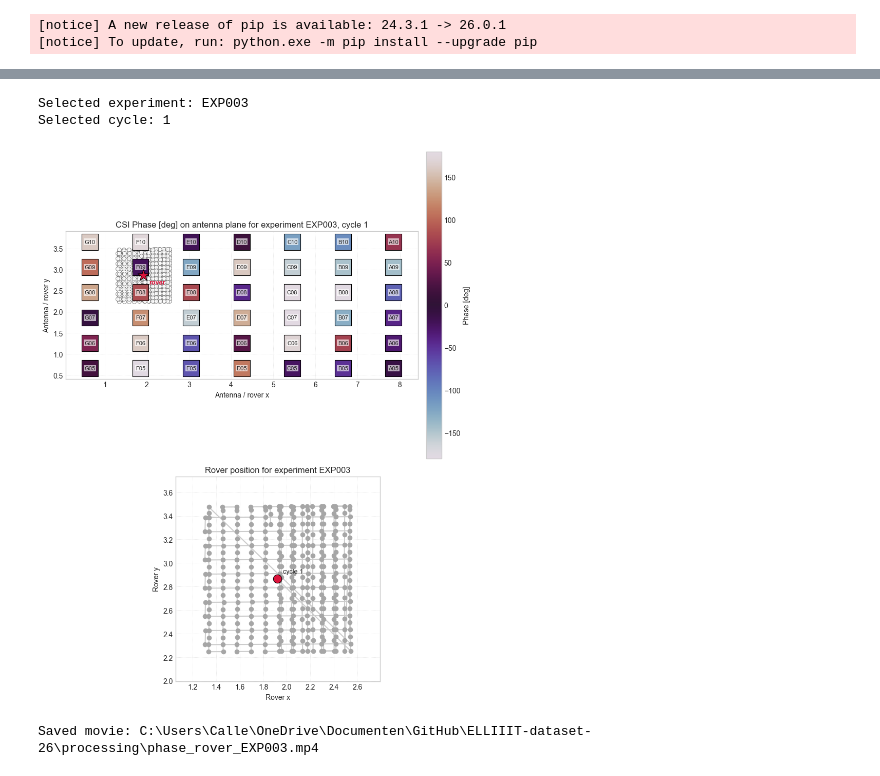
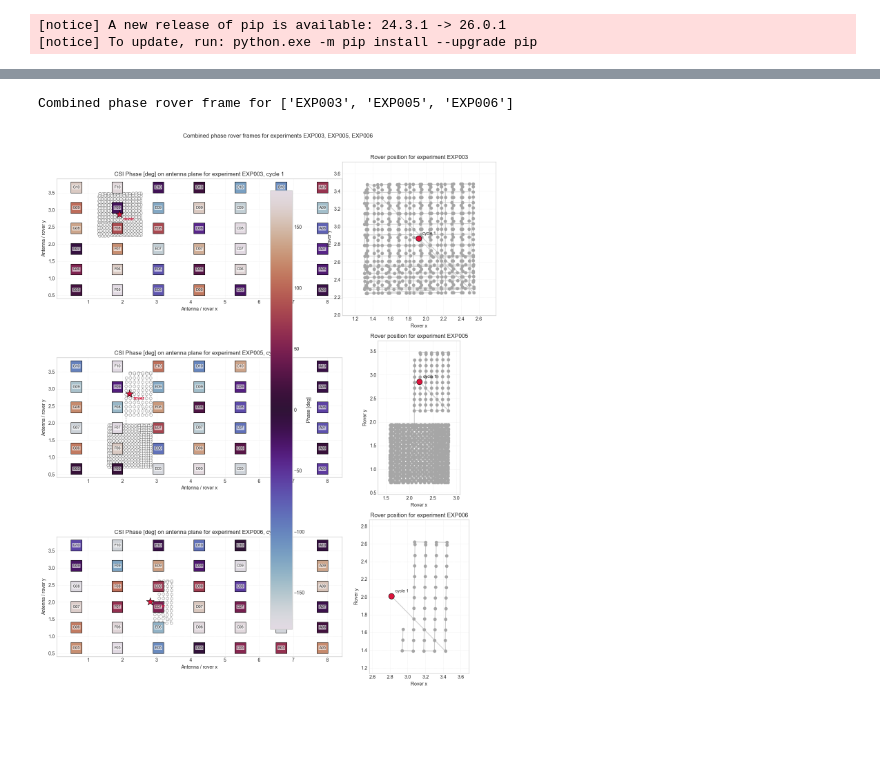
Before and after one commit to techtile-by-dramco/ELLIIIT-dataset-26, a Jupyter notebook: processing/plot_csi_positions.ipynb, the cells around one changed output, grey strips where cells are left out. Drawn from its saved outputs; the diff is of its cells as text; code cells hidden in the pictures; blank space fills up the shorter version.

```diff
--- a/processing/plot_csi_positions.ipynb
+++ b/processing/plot_csi_positions.ipynb
@@ -1051,4 +1413,22 @@ def plot_trajectory(ds, experiment_id):
 # %%
 experiment_ids = ds['experiment_id'].values.astype(str).tolist()
-experiment_ids
+selected_experiment_ids = experiment_ids.copy()
+
+first_available_cycle_ids = {}
+for selected_experiment_id in selected_experiment_ids:
+    selected_experiment = ds.sel(experiment_id=selected_experiment_id)
+    available_cycle_ids = selected_experiment['cycle_id'].values[
+        (selected_experiment['csi_available'].values > 0).any(axis=1)
+    ]
+    if available_cycle_ids.size == 0:
+        print(f'No CSI available for experiment: {selected_experiment_id}')
+        continue
+    first_available_cycle_ids[selected_experiment_id] = int(available_cycle_ids[0])
+
+plottable_experiment_ids = list(first_available_cycle_ids)
+
+print(f'Experiments in dataset: {experiment_ids}')
+print(f'Experiments selected for plotting: {selected_experiment_ids}')
+print(f'Experiments with CSI available: {plottable_experiment_ids}')
+print(f'First available cycle per experiment: {first_available_cycle_ids}')
 # %% [output]
@@ -1068,28 +1459,34 @@ plt.show()
 # %%
-selected_experiment_id = experiment_ids[0]
-selected_experiment = ds.sel(experiment_id=selected_experiment_id)
-available_cycle_ids = selected_experiment['cycle_id'].values[
-    (selected_experiment['csi_available'].values > 0).any(axis=1)
-]
-selected_cycle_id = int(available_cycle_ids[0])
+print(f'Combined phase rover frame for {plottable_experiment_ids}')
+plot_phase_rover_frame(ds, plottable_experiment_ids, first_available_cycle_ids)
+plt.show()
 
-print(f'Selected experiment: {selected_experiment_id}')
-print(f'Selected cycle: {selected_cycle_id}')
-
-plot_phase_rover_frame(ds, selected_experiment_id, selected_cycle_id)
-plt.show()
+# Optional separate frames:
+# for selected_experiment_id in plottable_experiment_ids:
+#     selected_cycle_id = first_available_cycle_ids[selected_experiment_id]
+#     print(f'Selected experiment: {selected_experiment_id}')
+#     print(f'Selected cycle: {selected_cycle_id}')
+#     plot_phase_rover_frame(ds, selected_experiment_id, selected_cycle_id)
+#     plt.show()
 # %% [output]
-Selected experiment: EXP003
-Selected cycle: 1
+Combined phase rover frame for ['EXP003', 'EXP005', 'EXP006']
-[figure, old version]
+[figure, new version]
 # %%
-movie_path = create_phase_rover_movie(
-    ds,
-    selected_experiment_id,
-    fps=10,
-    file_format='mp4',
-)
-print(f'Saved movie: {movie_path}')
+# combined_phase_movie_path = create_phase_rover_movie(
+#     ds,
+#     plottable_experiment_ids,
+#     fps=10,
+#     file_format='mp4',
+# )
+# print(f'Saved combined movie: {combined_phase_movie_path}')
+#
+# Optional separate movies:
+# for selected_experiment_id in plottable_experiment_ids:
+#     movie_path = create_phase_rover_movie(
+#         ds,
+#         selected_experiment_id,
+#         fps=10,
+#         file_format='mp4',
+#     )
+#     print(f'Saved movie for {selected_experiment_id}: {movie_path}')
-# %% [output]
-Saved movie: C:\Users\Calle\OneDrive\Documenten\GitHub\ELLIIIT-dataset-26\processing\phase_rover_EXP003.mp4
 # %%
```
Also changed, not shown: parts of 6 cells of this notebook, 3 other files.
